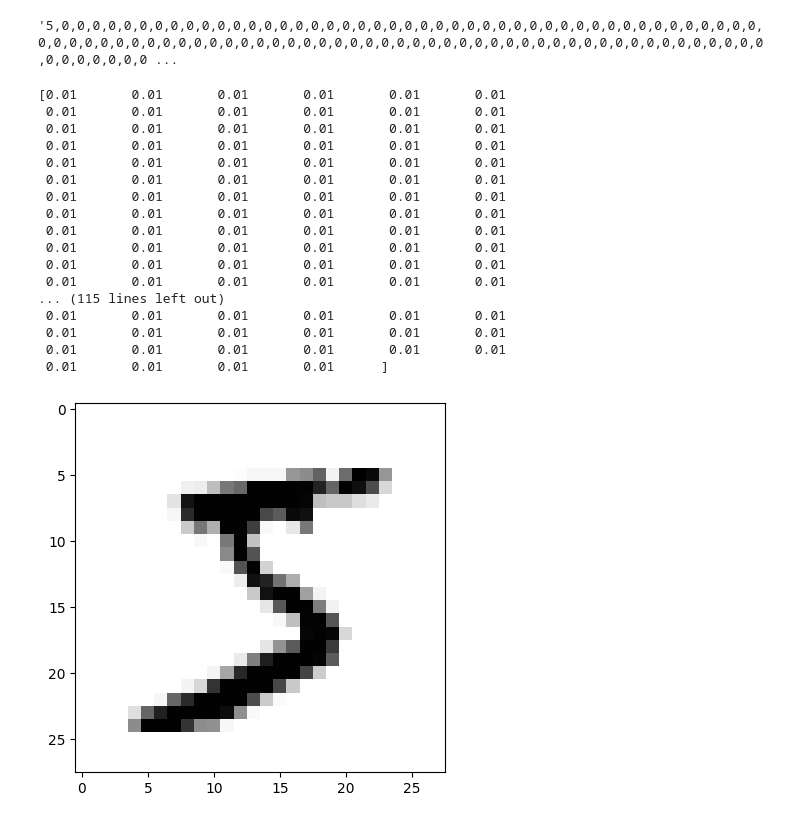
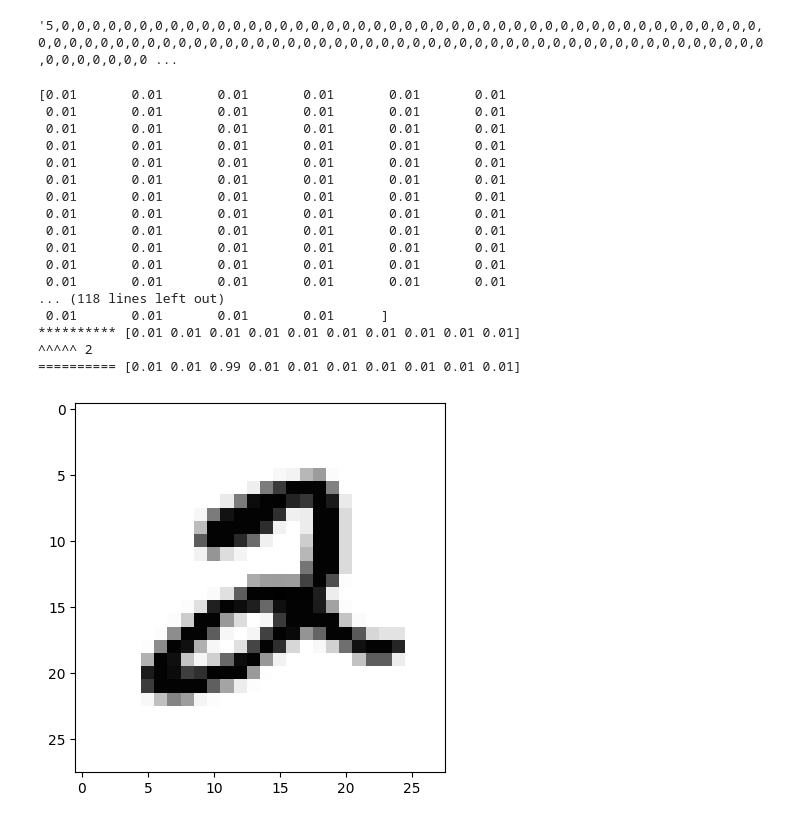
Before and after one commit to nampole/makeyourownneuralnetwork, a Jupyter notebook: fsonn.ipynb, the cells around one changed output. Drawn from its saved outputs; the diff is of its cells as text; code cells hidden in the pictures.

```diff
--- a/fsonn.ipynb
+++ b/fsonn.ipynb
@@ -208,36 +208,47 @@ data_list[0]
 # %%
 import numpy as np
 import matplotlib.pyplot
 %matplotlib inline
 
 data_file = open("mnist_dataset/mnist_train_100.csv", "r")
 data_list = data_file.readlines()
 data_file.close()
 
 #배열 인자값을 바꿔서 테스트해 본다 ...
-all_values = data_list[0].split(',')
+all_values = data_list[5].split(',')
 image_array = np.asarray(all_values[1:], dtype=float).reshape((28,28))
 matplotlib.pyplot.imshow(image_array, cmap='Greys', interpolation='None')
 
 # ensure numeric dtype before arithmetic to avoid TypeError
 scaled_input = (np.asarray(all_values[1:], dtype=float) / 255.0 * 0.99) + 0.01
 print(scaled_input)
+
+
+
+onodes = 10
+targets = np.zeros(onodes) + 0.01
+print("**********",targets)
+
+print("^^^^^",int(all_values[0]))
+
+targets[int(all_values[0])] = 0.99
+print("==========",targets)
 # %% [output]
 [0.01       0.01       0.01       0.01       0.01       0.01
  0.01       0.01       0.01       0.01       0.01       0.01
  0.01       0.01       0.01       0.01       0.01       0.01
  0.01       0.01       0.01       0.01       0.01       0.01
  0.01       0.01       0.01       0.01       0.01       0.01
  0.01       0.01       0.01       0.01       0.01       0.01
  0.01       0.01       0.01       0.01       0.01       0.01
  0.01       0.01       0.01       0.01       0.01       0.01
  0.01       0.01       0.01       0.01       0.01       0.01
  0.01       0.01       0.01       0.01       0.01       0.01
  0.01       0.01       0.01       0.01       0.01       0.01
  0.01       0.01       0.01       0.01       0.01       0.01
-... (115 lines left out)
- 0.01       0.01       0.01       0.01       0.01       0.01
- 0.01       0.01       0.01       0.01       0.01       0.01
- 0.01       0.01       0.01       0.01       0.01       0.01
+... (118 lines left out)
  0.01       0.01       0.01       0.01      ]
+********** [0.01 0.01 0.01 0.01 0.01 0.01 0.01 0.01 0.01 0.01]
+^^^^^ 2
+========== [0.01 0.01 0.99 0.01 0.01 0.01 0.01 0.01 0.01 0.01]
-[figure, old version]
+[figure, new version]
```
